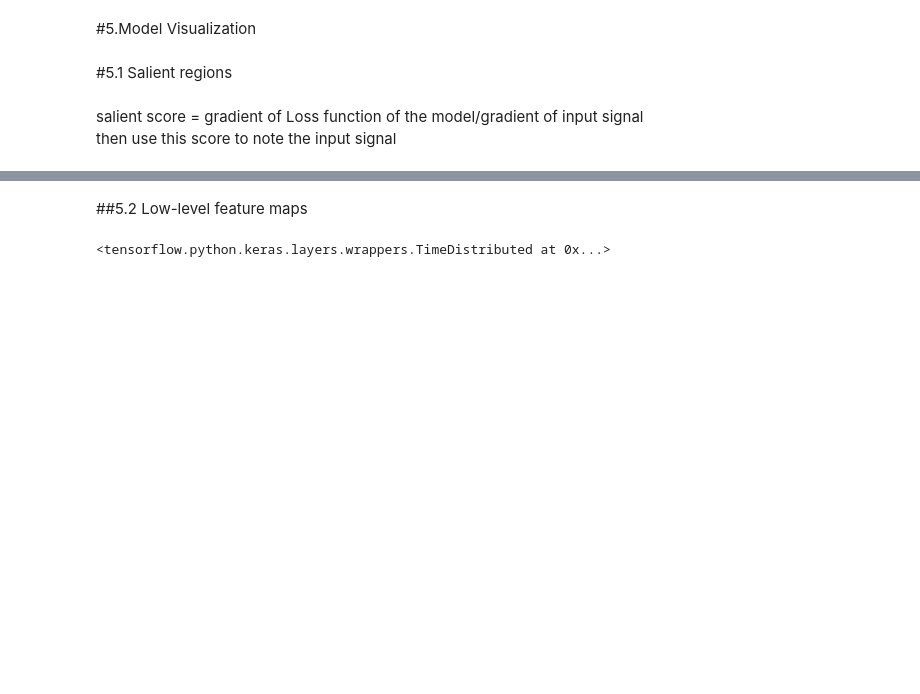
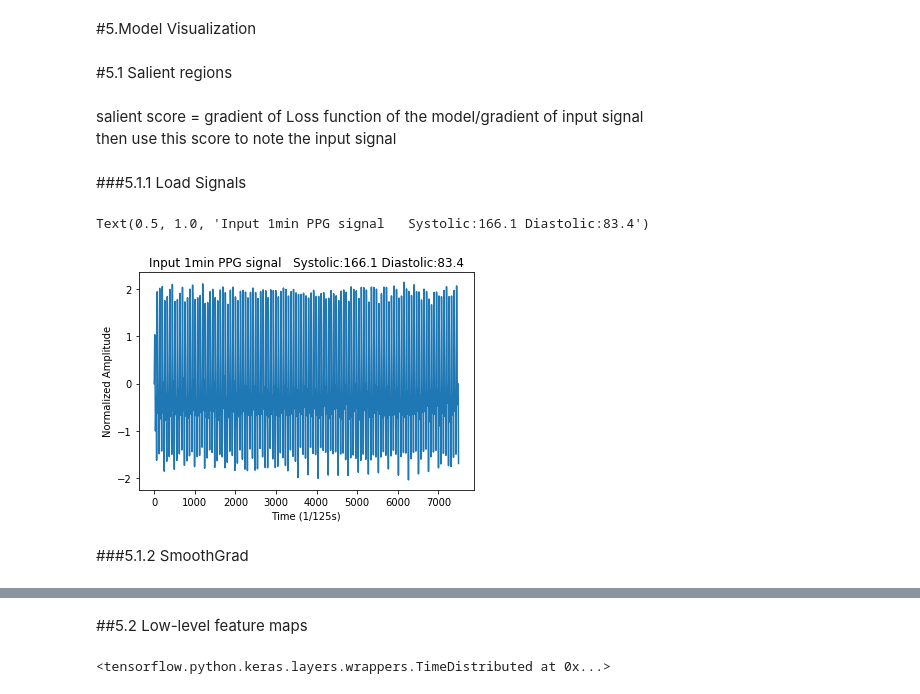
Before and after one commit to supertime1/BP_PPG, a Jupyter notebook: Visualization/Model_Analysis_Vis.ipynb, the cells around one changed output, grey strips where cells are left out. Saved outputs shown, nothing was run; the diff lists cells and outputs as text; code cells hidden in the pictures; blank space fills up the shorter version.

```diff
--- a/Visualization/Model_Analysis_Vis.ipynb
+++ b/Visualization/Model_Analysis_Vis.ipynb
@@ -151,3 +132,20 @@ Use `tf.compat.v1.graph_util.tensor_shape_from_node_def_name`
 # %% [markdown]
 salient score = gradient of Loss function of the model/gradient of input signal \
 then use this score to note the input signal
+# %% [markdown]
+###5.1.1 Load Signals
+# %%
+#load PPG signals
+sig1_raw = test_data[0]
+sig1 = sig1_raw.reshape([7500])
+# %%
+plt.plot(sig1)
+plt.xlabel('Time (1/125s)')
+plt.ylabel('Normalized Amplitude')
+plt.title('Input 1min PPG signal' +'   Systolic:' + str(round(test_labels[0][0],1)) \
+          + ' Diastolic:' + str(round(test_labels[0][1],1)))
+# %% [output]
+Text(0.5, 1.0, 'Input 1min PPG signal   Systolic:166.1 Diastolic:83.4')
+[figure, added]
+# %% [markdown]
+###5.1.2 SmoothGrad
```
Also changed, not shown: parts of 9 cells of this notebook.
